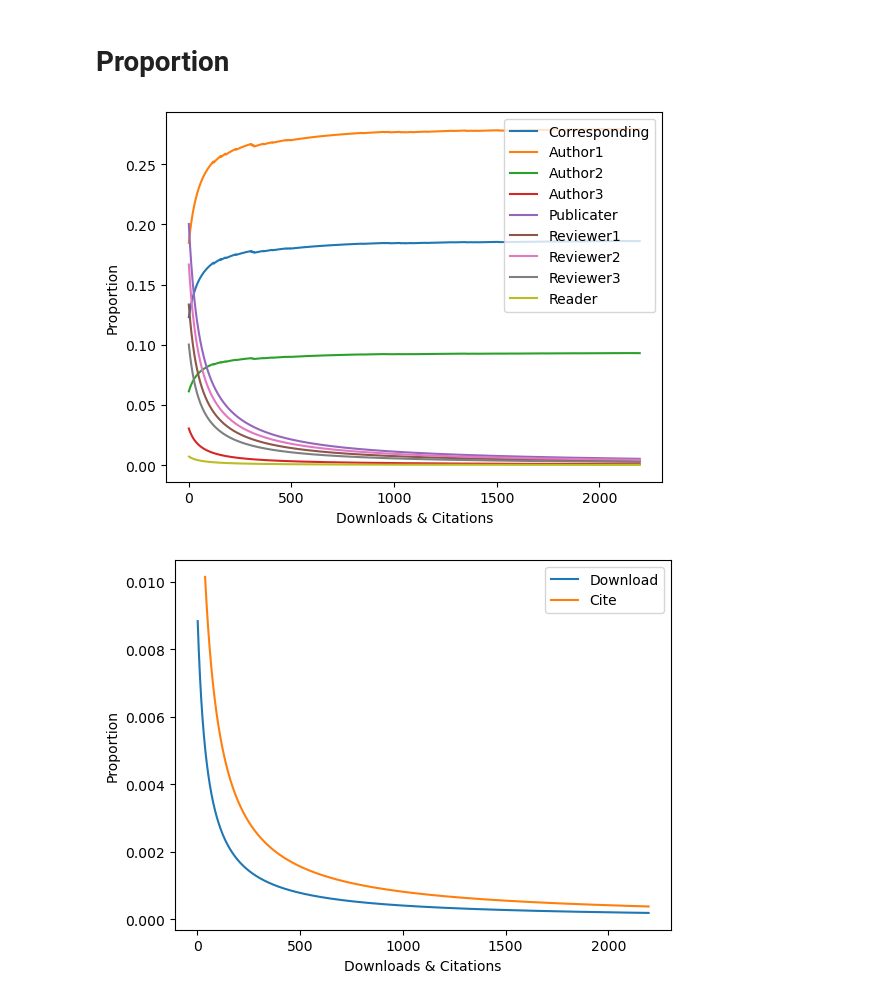
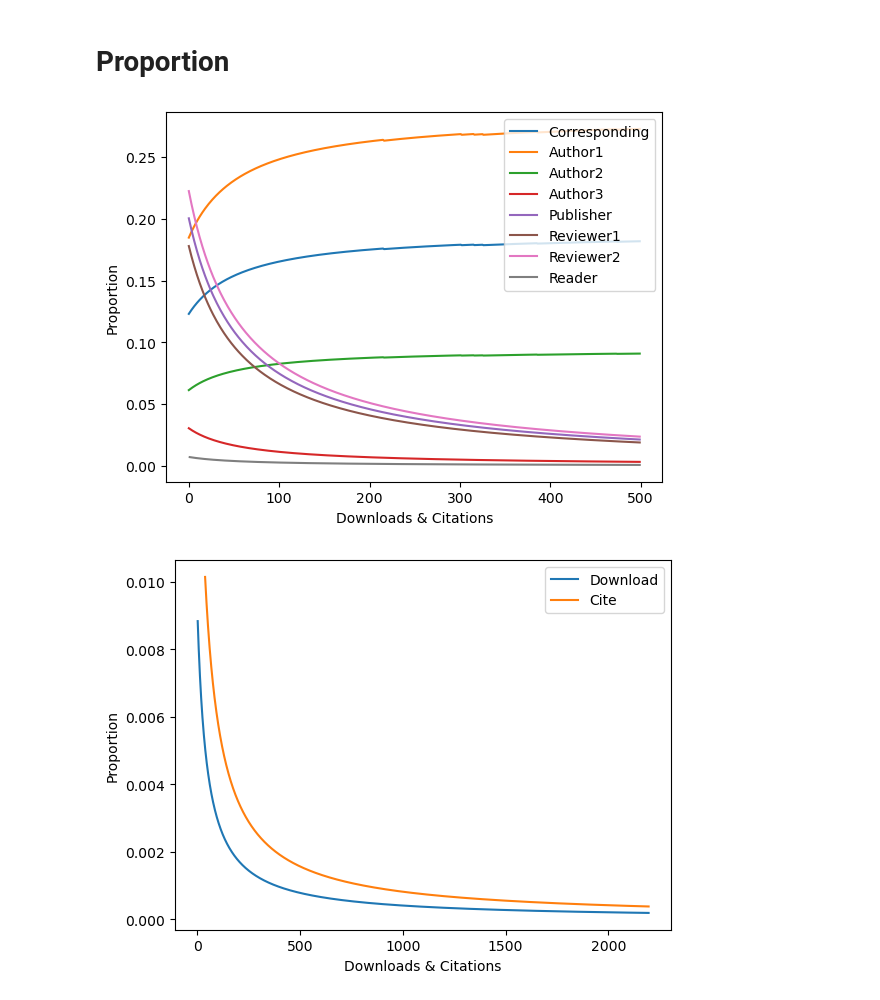
Before and after one commit to thales-casia/journal-dao, a Jupyter notebook: src/dao.ipynb, the cells around one changed output. Saved outputs shown, nothing was run; the diff lists cells and outputs as text; code cells hidden in the pictures.

```diff
--- a/src/dao.ipynb
+++ b/src/dao.ipynb
@@ -212,10 +212,10 @@ class ArticleDAO:
 # %% [markdown]
 ## run instance
 # %%
-article = ArticleDAO(1, 'Publicater')
+article = ArticleDAO(1, 'Publisher')
 article.review(
   [IAuthor(address='Corresponding', sequence=0), IAuthor(address='Author1', sequence=1), IAuthor(address='Author2', sequence=2), IAuthor(address='Author3', sequence=3)],
-  [IReview(address='Reviewer1', rating=4), IReview(address='Reviewer2', rating=5), IReview(address='Reviewer3', rating=3)]
+  [IReview(address='Reviewer1', rating=4), IReview(address='Reviewer2', rating=5)]
 )
 
 # article.emulate(20, 2)
@@ -223,4 +223,4 @@ article.emulate(2154, 42)
 
 # article.show()
 # article.revenue(names=['download', 'cite'])
-article.revenue_user()
+# article.revenue_user()
@@ -348,23 +365,22 @@ article.revenue(['Corresponding', 'Author1','Author2','Author3', 'Reviewer1', 'R
 # Proportion
 # %%
 def proportion():
-  log = article.get_log()
+  log = article.get_log().head(500)
   df = pd.DataFrame()
   df['Corresponding'] = log['Corresponding']
   df['Author1'] = log['Author1']
   df['Author2'] = log['Author2']
   df['Author3'] = log['Author3']
-  df['Publicater'] = log['Publicater']
+  df['Publisher'] = log['Publisher']
   df['Reviewer1'] = log['Reviewer1']
   df['Reviewer2'] = log['Reviewer2']
-  df['Reviewer3'] = log['Reviewer3']
   df['Reader'] = log['Download']
   ax = df.plot()
   ax.set_xlabel('Downloads & Citations')
   ax.set_ylabel('Proportion')
 proportion()
 # %% [output]
-[figure, old version]
+[figure, new version]
 # %%
 article.proportion(['Download', 'Cite'])
 # %% [output]
```
Also changed, not shown: parts of 6 cells of this notebook, 4 other files.
